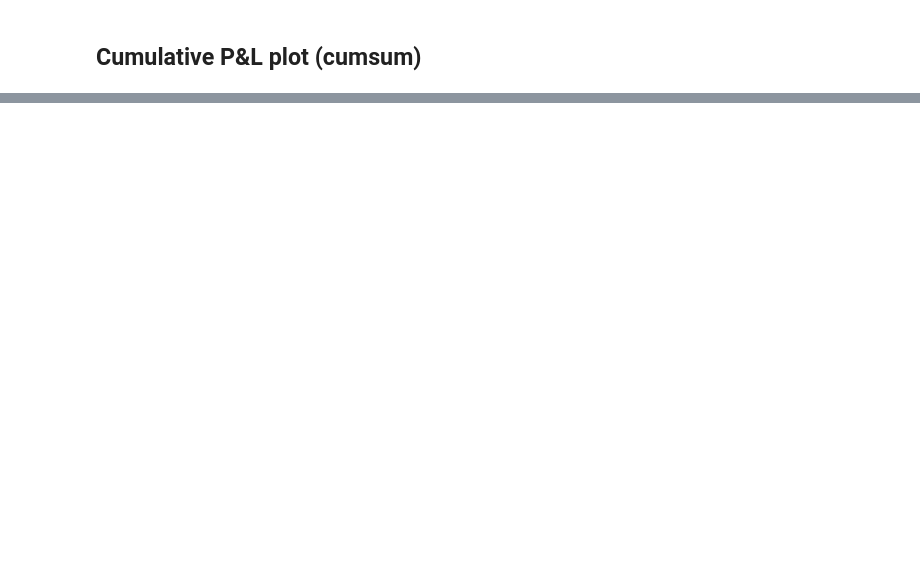
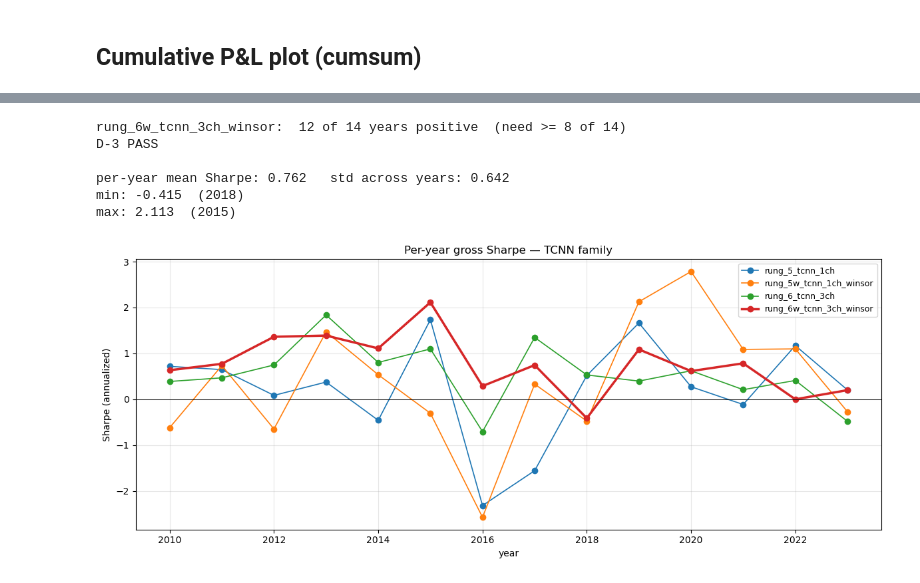
Before and after one commit to danielyoon2013/TCNN, a Jupyter notebook: notebooks/05_ladder_summary.ipynb, the cells around one changed output, grey strips where cells are left out. Drawn from its saved outputs; the diff is of its cells as text; code cells hidden in the pictures; blank space fills up the shorter version.

```diff
--- a/notebooks/05_ladder_summary.ipynb
+++ b/notebooks/05_ladder_summary.ipynb
@@ -44,0 +126,18 @@ f3.round(3)
+# %%
+def yearly_sharpe_table(master_df, rungs):
+    rows = []
+    for exp_id in rungs:
+        sub = master_df[master_df['experiment_id'] == exp_id]
+        for yr, grp in sub.groupby('year'):
+            r = grp['return']
+            sr = r.mean() / r.std() * np.sqrt(252) if r.std() > 0 else np.nan
+            rows.append({'rung': exp_id, 'year': int(yr), 'sharpe': sr, 'n_days': len(r)})
+    return (pd.DataFrame(rows)
+              .pivot(index='year', columns='rung', values='sharpe')
+              .reindex(columns=rungs)
+              .round(3))
+
+HEADLINE_RUNGS = ['rung_5_tcnn_1ch', 'rung_5w_tcnn_1ch_winsor',
+                  'rung_6_tcnn_3ch', 'rung_6w_tcnn_3ch_winsor']
+yearly = yearly_sharpe_table(master, HEADLINE_RUNGS)
+print(yearly.to_string())
@@ -44,0 +161,29 @@ f3.round(3)
+# %%
+# Per-year visual + D-3 PASS/FAIL gate
+fig, ax = plt.subplots(figsize=(12, 5))
+colors = {'rung_5_tcnn_1ch':'#1f77b4', 'rung_5w_tcnn_1ch_winsor':'#ff7f0e',
+          'rung_6_tcnn_3ch':'#2ca02c', 'rung_6w_tcnn_3ch_winsor':'#d62728'}
+for col in yearly.columns:
+    ax.plot(yearly.index, yearly[col], marker='o', label=col,
+            linewidth=2.5 if col == HEADLINE else 1.2, color=colors.get(col))
+ax.axhline(0, color='k', linewidth=0.6); ax.grid(alpha=0.3)
+ax.set(title='Per-year gross Sharpe — TCNN family', xlabel='year', ylabel='Sharpe (annualized)')
+ax.legend(loc='best', fontsize=9); plt.tight_layout()
+
+# D-3 gate
+hl = yearly[HEADLINE]
+pos_yrs = int((hl > 0).sum())
+total_yrs = int(hl.notna().sum())
+print(f'\n{HEADLINE}:  {pos_yrs} of {total_yrs} years positive  (need >= 8 of 14)')
+print('D-3 PASS' if pos_yrs >= 8 else 'D-3 FAIL — regime-concentrated')
+print(f'\nper-year mean Sharpe: {hl.mean():.3f}   std across years: {hl.std():.3f}')
+print(f'min: {hl.min():.3f}  ({yearly.index[hl.argmin()]})')
+print(f'max: {hl.max():.3f}  ({yearly.index[hl.argmax()]})')
+# %% [output]
+rung_6w_tcnn_3ch_winsor:  12 of 14 years positive  (need >= 8 of 14)
+D-3 PASS
+
+per-year mean Sharpe: 0.762   std across years: 0.642
+min: -0.415  (2018)
+max: 2.113  (2015)
+[figure, added]
```
Also changed, not shown: parts of 11 cells of this notebook, 3 other files.
